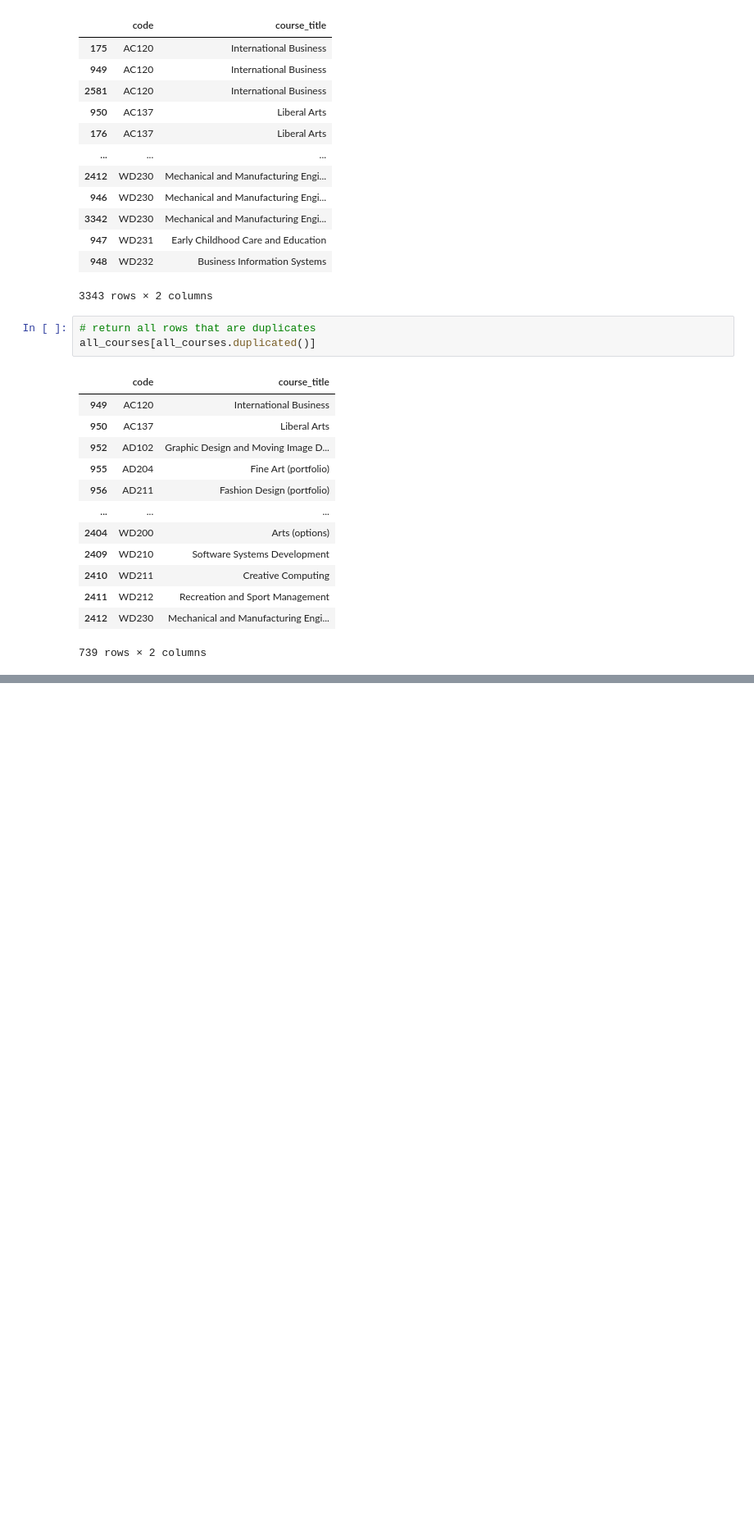
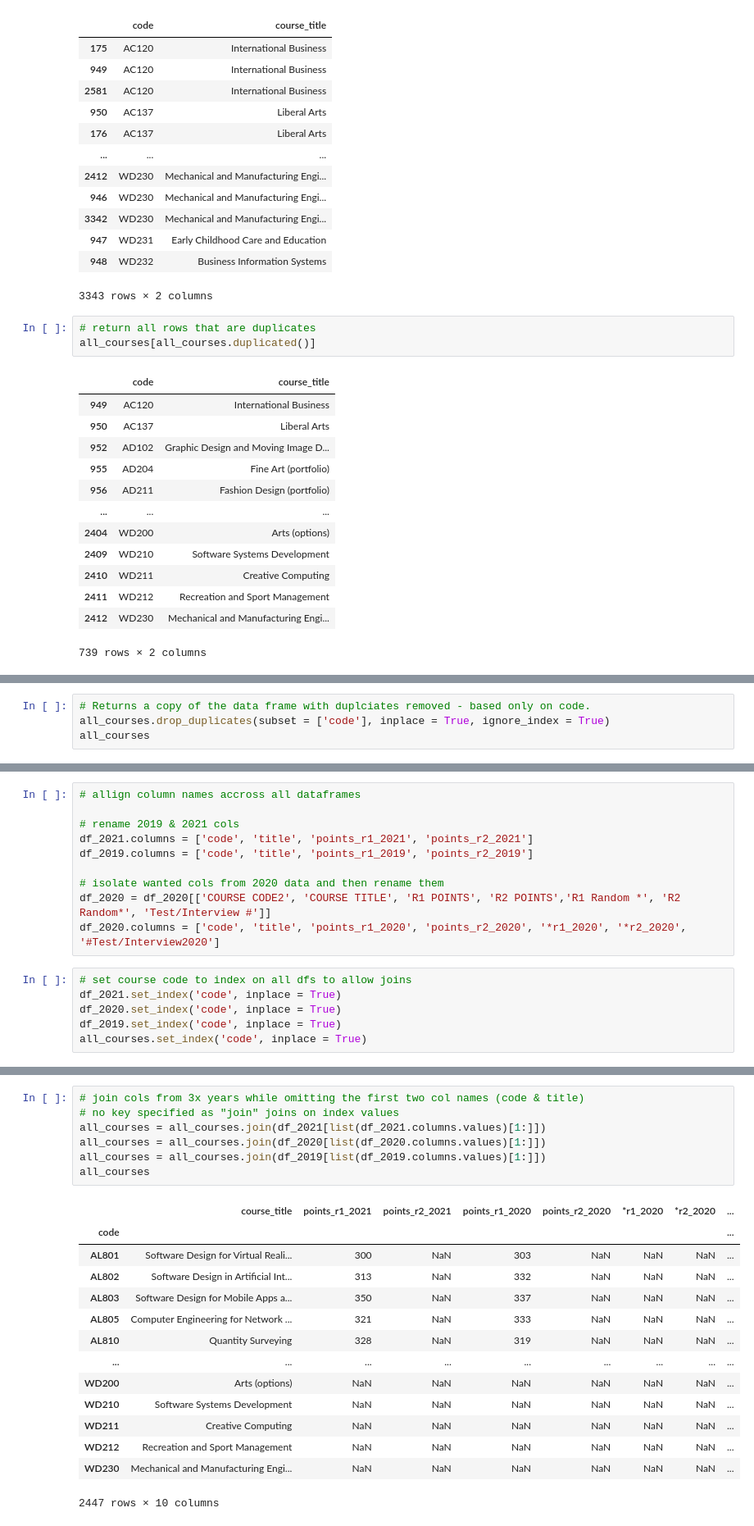
Before and after one commit to CiaranMoran27/Fundamentals-of-Data-Analysis, a Jupyter notebook: cao.ipynb, the cells around one changed output, grey strips where cells are left out. Shown: that part at 82% size. Drawn from its saved outputs; the diff is of its cells as text; blank space fills up the shorter version.

Commit message:
Joining the data updated: Join Points data

```diff
--- a/cao.ipynb
+++ b/cao.ipynb
@@ -272,0 +291,4 @@ all_courses.drop_duplicates()
+# %%
+# Returns a copy of the data frame with duplciates removed - based only on code.
+all_courses.drop_duplicates(subset = ['code'], inplace = True, ignore_index = True)
+all_courses
@@ -272,0 +311,16 @@ all_courses.drop_duplicates()
+# %%
+# allign column names accross all dataframes
+
+# rename 2019 & 2021 cols
+df_2021.columns = ['code', 'title', 'points_r1_2021', 'points_r2_2021']
+df_2019.columns = ['code', 'title', 'points_r1_2019', 'points_r2_2019']
+
+# isolate wanted cols from 2020 data and then rename them
+df_2020 = df_2020[['COURSE CODE2', 'COURSE TITLE', 'R1 POINTS', 'R2 POINTS','R1 Random *', 'R2 Random*', 'Test/Interview #']]
+df_2020.columns = ['code', 'title', 'points_r1_2020', 'points_r2_2020', '*r1_2020', '*r2_2020', '#Test/Interview2020']
+# %%
+# set course code to index on all dfs to allow joins
+df_2021.set_index('code', inplace = True)
+df_2020.set_index('code', inplace = True)
+df_2019.set_index('code', inplace = True)
+all_courses.set_index('code', inplace = True)
@@ -272,0 +344,22 @@ all_courses.drop_duplicates()
+# %%
+# join cols from 3x years while omitting the first two col names (code & title)
+# no key specified as "join" joins on index values
+all_courses = all_courses.join(df_2021[list(df_2021.columns.values)[1:]])
+all_courses = all_courses.join(df_2020[list(df_2020.columns.values)[1:]])
+all_courses = all_courses.join(df_2019[list(df_2019.columns.values)[1:]])
+all_courses
+# %% [output]
+|  | course_title | points_r1_2021 | points_r2_2021 | points_r1_2020 | points_r2_2020 | *r1_2020 | *r2_2020 | ... |
+| code |  |  |  |  |  |  |  | ... |
+| AL801 | Software Design for Virtual Reali... | 300 | NaN | 303 | NaN | NaN | NaN | ... |
+| AL802 | Software Design in Artificial Int... | 313 | NaN | 332 | NaN | NaN | NaN | ... |
+| AL803 | Software Design for Mobile Apps a... | 350 | NaN | 337 | NaN | NaN | NaN | ... |
+| AL805 | Computer Engineering for Network ... | 321 | NaN | 333 | NaN | NaN | NaN | ... |
+| AL810 | Quantity Surveying | 328 | NaN | 319 | NaN | NaN | NaN | ... |
+| ... | ... | ... | ... | ... | ... | ... | ... | ... |
+| WD200 | Arts (options) | NaN | NaN | NaN | NaN | NaN | NaN | ... |
+| WD210 | Software Systems Development | NaN | NaN | NaN | NaN | NaN | NaN | ... |
+| WD211 | Creative Computing | NaN | NaN | NaN | NaN | NaN | NaN | ... |
+| WD212 | Recreation and Sport Management | NaN | NaN | NaN | NaN | NaN | NaN | ... |
+| WD230 | Mechanical and Manufacturing Engi... | NaN | NaN | NaN | NaN | NaN | NaN | ... |
+2447 rows × 10 columns
```
Also changed, not shown: parts of 6 cells of this notebook.
